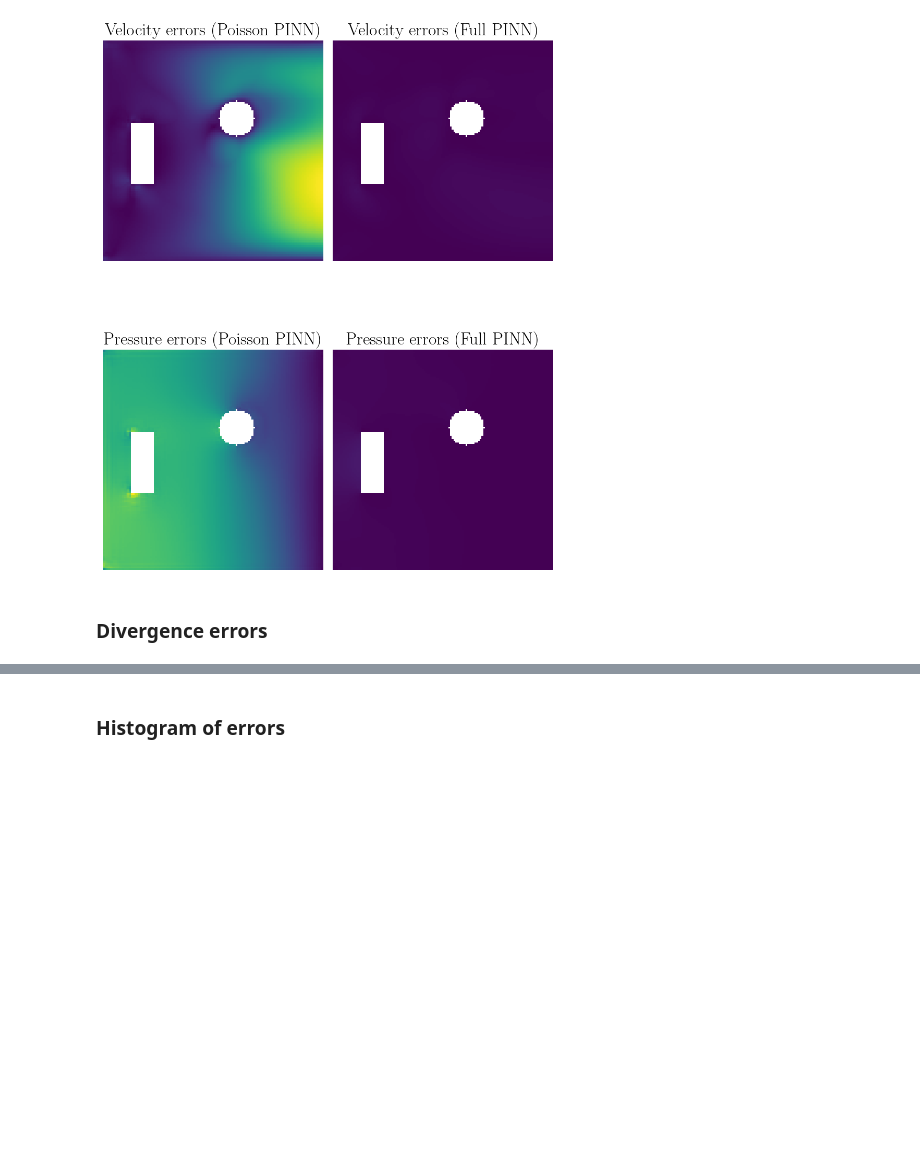
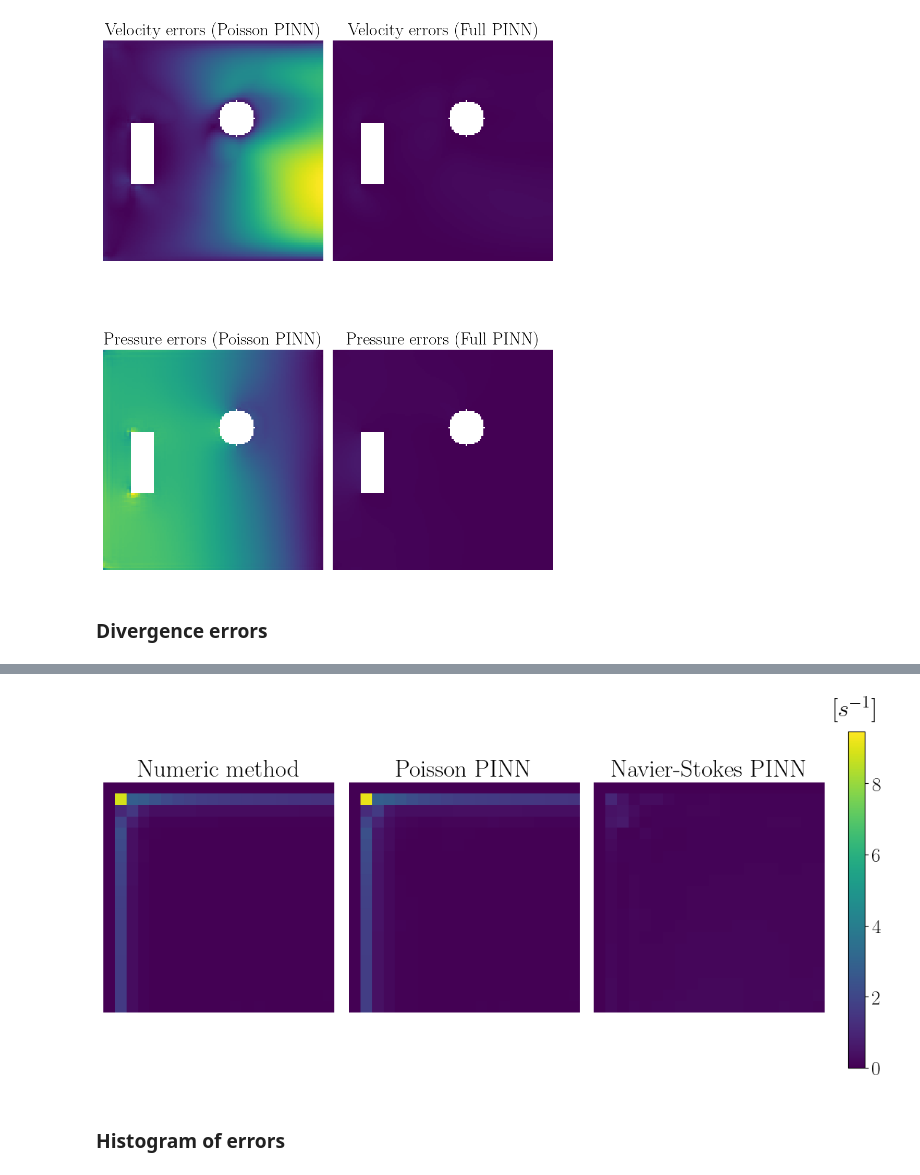
Before and after one commit to gregorkovac/pinn-accelerated-cfd, a Jupyter notebook: src/analysis/analysis.ipynb, the cells around one changed output, grey strips where cells are left out. Drawn from its saved outputs; the diff is of its cells as text; code cells hidden in the pictures; blank space fills up the shorter version.

```diff
--- a/src/analysis/analysis.ipynb
+++ b/src/analysis/analysis.ipynb
@@ -397,3 +372,11 @@ plt.show()
+# %%
+importlib.reload(analysis_functions)
+
+errors = analysis_functions.compute_errors(results, norm="1")
+
+analysis_functions.err_divergence_plot(errors, title=f"div_mean.pdf")
+# %% [output]
+[figure, added]
 # %% [markdown]
 ### Histogram of errors
 # %%
```
Also changed, not shown: parts of 7 cells of this notebook, 13 other files.
